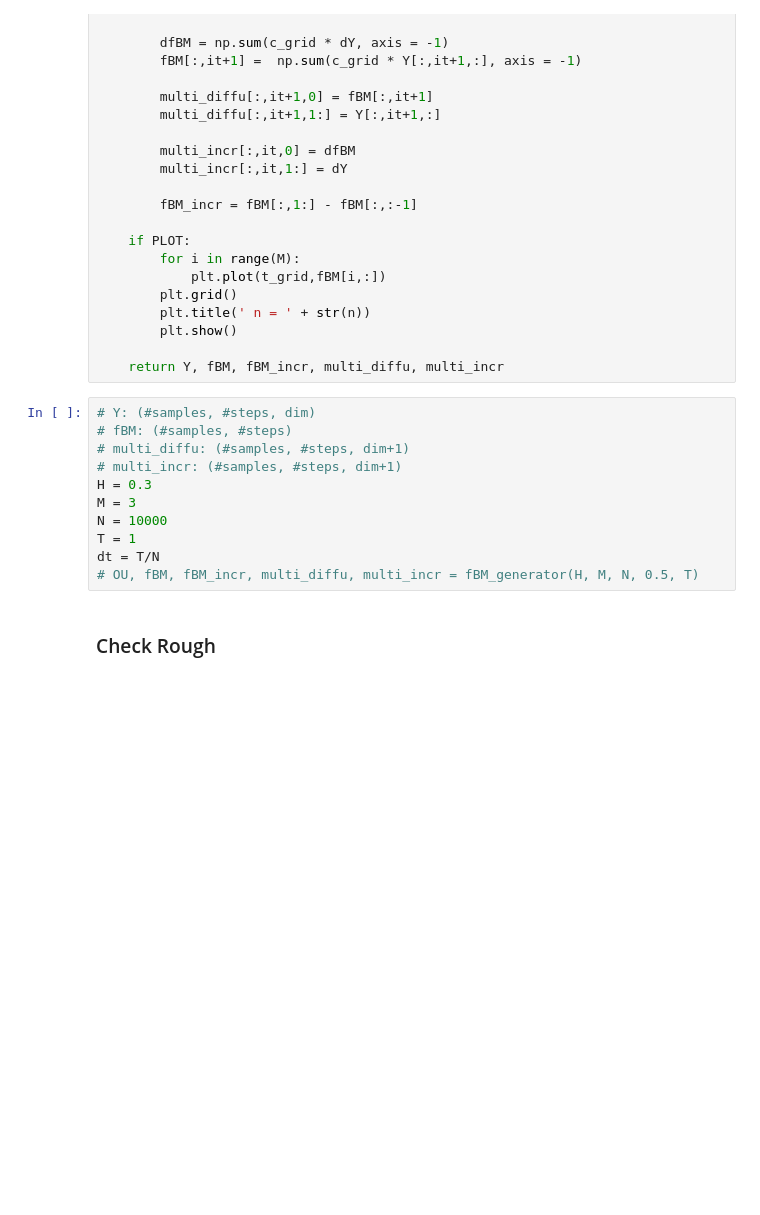
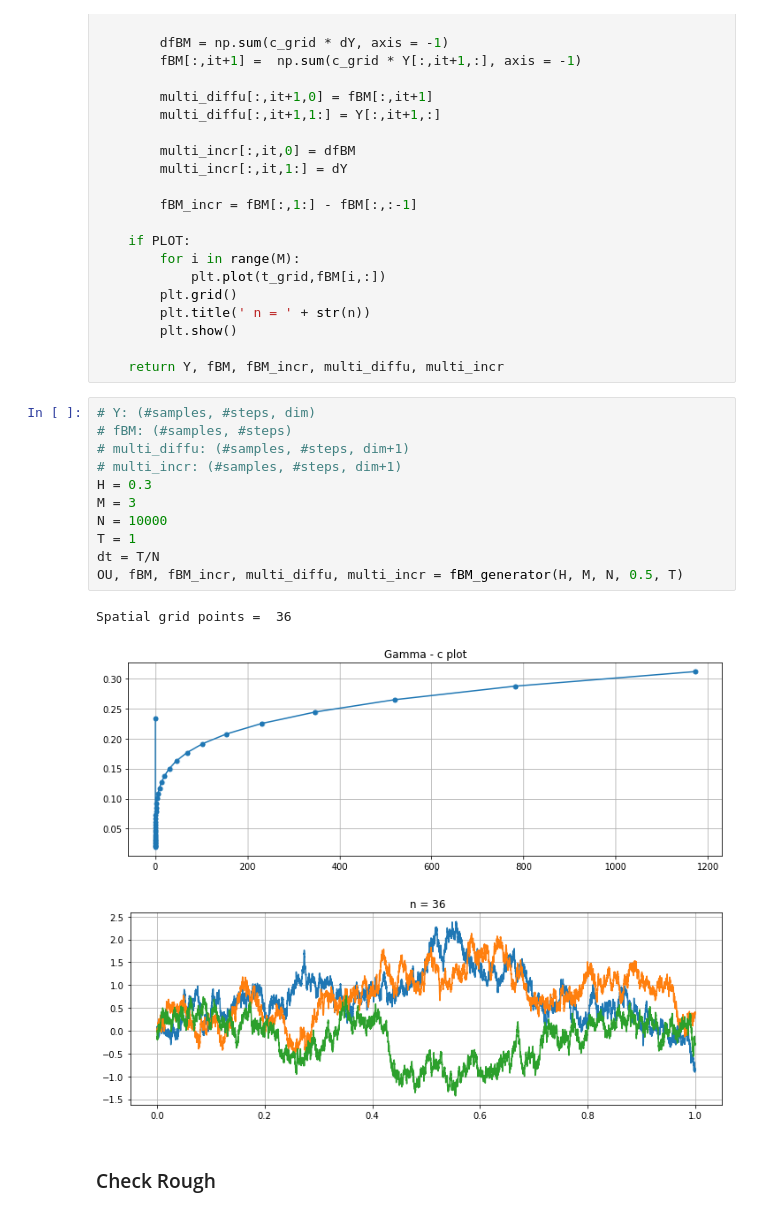
Before and after one commit to justinhou95/ErgodicControl, a Jupyter notebook: fBM.ipynb, the cells around one changed output. Drawn from its saved outputs; the diff is of its cells as text; blank space fills up the shorter version.

```diff
--- a/fBM.ipynb
+++ b/fBM.ipynb
@@ -216,14 +216,18 @@ def fBM_generator(H, M, N, ep, T, PLOT = True):  # (H = Hurst, M = #samples, N =
 # %%
 # Y: (#samples, #steps, dim)
 # fBM: (#samples, #steps)
 # multi_diffu: (#samples, #steps, dim+1)
 # multi_incr: (#samples, #steps, dim+1)
 H = 0.3
 M = 3
 N = 10000
 T = 1
 dt = T/N
-# OU, fBM, fBM_incr, multi_diffu, multi_incr = fBM_generator(H, M, N, 0.5, T)
+OU, fBM, fBM_incr, multi_diffu, multi_incr = fBM_generator(H, M, N, 0.5, T)
+# %% [output]
+Spatial grid points =  36
+[figure, added]
+[figure, added]
 # %% [markdown]
 ### Check Rough
 # %%
```
Also changed, not shown: parts of 1 cell of this notebook, 4 other files.
